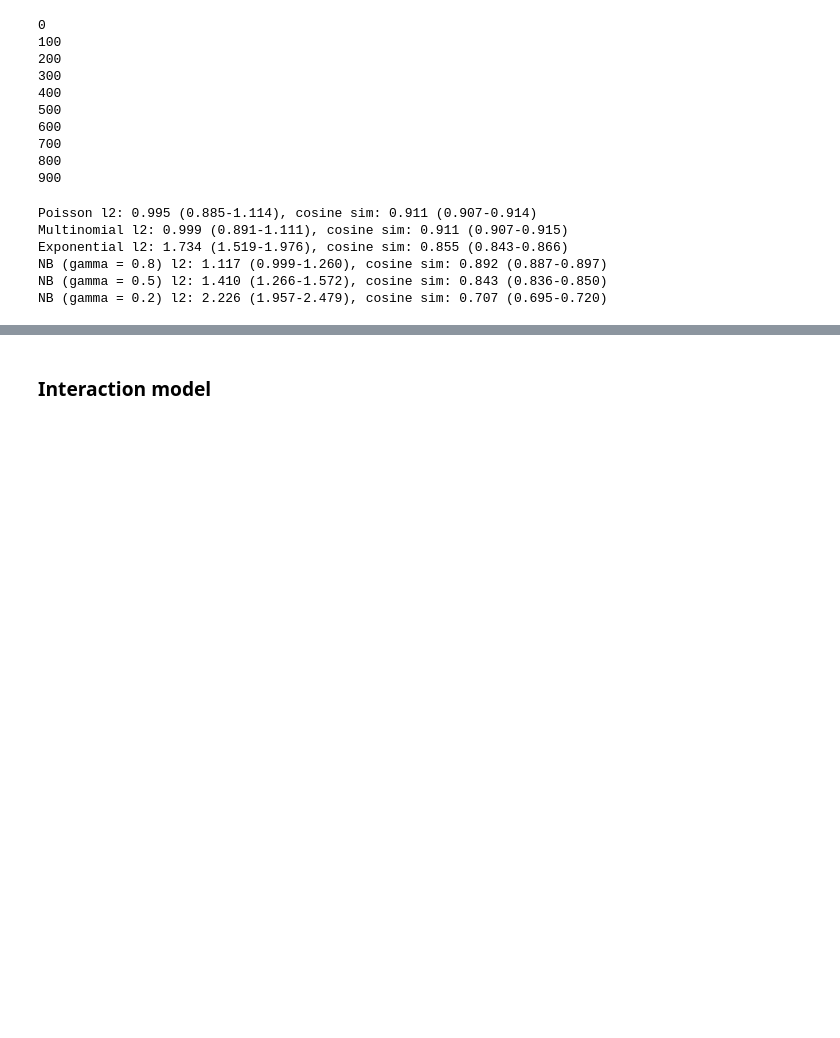
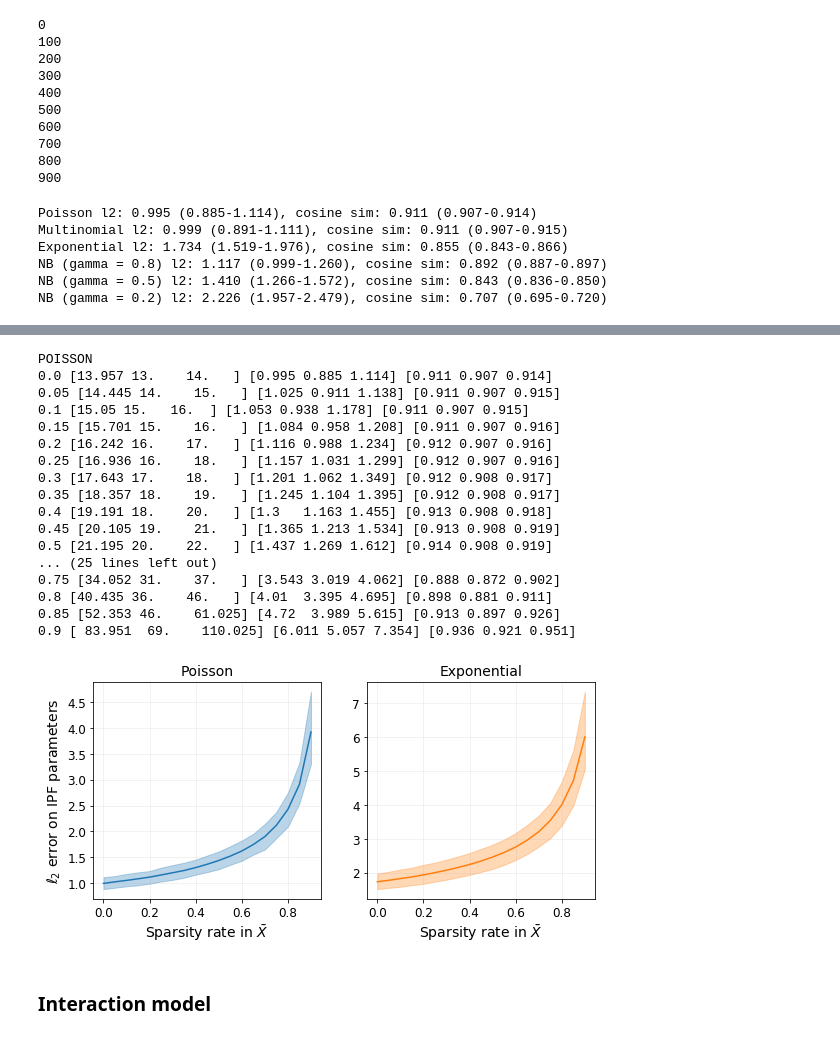
Before and after one commit to snap-stanford/ipf-network-inference, a Jupyter notebook: icml_experiments.ipynb, the cells around one changed output, grey strips where cells are left out. Saved outputs shown, nothing was run; the diff lists cells and outputs as text; code cells hidden in the pictures; blank space fills up the shorter version.

```diff
--- a/icml_experiments.ipynb
+++ b/icml_experiments.ipynb
@@ -411,3 +411,23 @@ Exponential l2: 1.734 (1.519-1.976), cosine sim: 0.855 (0.843-0.866)
 NB (gamma = 0.8) l2: 1.117 (0.999-1.260), cosine sim: 0.892 (0.887-0.897)
 NB (gamma = 0.5) l2: 1.410 (1.266-1.572), cosine sim: 0.843 (0.836-0.850)
 NB (gamma = 0.2) l2: 2.226 (1.957-2.479), cosine sim: 0.707 (0.695-0.720)
+# %%
+# test IPF for 1000 seeds per sparsity rate - for EXPONENTIAL model
+s_range = np.round(np.arange(0, 0.91, 0.05), 2)
+s2results = {}
+for s in s_range:
+    print(s)
+    all_iters = []
+    all_l2s = []
+    all_cos_sims = []
+    for seed in range(1000):
+        np.random.seed(seed)
+        X = generate_X(dist='uniform', m=m, n=n, seed=seed, sparsity_rate=s, exact_rate=True, verbose=False)
+        Y = generate_hourly_network(X, expu, expv, model='exp', seed=seed)
+        it, l2, cossim = do_ipf_and_eval(X, Y, normalized_expu, normalized_expv)
+        all_iters.append(it)
+        all_l2s.append(l2)
+        all_cos_sims.append(cossim)
+    s2results[s] = (all_iters, all_l2s, all_cos_sims)
+with open('./synthetic-data-sparsity-results-exponential.pkl', 'wb') as f:
+    pickle.dump(s2results, f)
@@ -414,3 +454,61 @@ NB (gamma = 0.2) l2: 2.226 (1.957-2.479), cosine sim: 0.707 (0.695-0.720)
+# %%
+fig, axes = plt.subplots(1, 2, figsize=(9, 4), sharex=True)
+
+labels = ['poisson', 'exponential']
+extensions = ['', '-exponential']
+colors = ['tab:blue', 'tab:orange']
+
+for ax, lbl, extension, color in zip(axes, labels, extensions, colors):
+    print(lbl.upper())
+    fn = f'./synthetic-data-sparsity-results{extension}.pkl'
+    with open(fn, 'rb') as f:
+        s2results = pickle.load(f)
+    s_range = np.round(np.arange(0, 0.91, 0.05), 2)
+    s_num_iters = []
+    s_l2s = []
+    s_cos_sims = []
+    for s in s_range:
+        if lbl == 'poisson':
+            all_bounds, all_iters, all_l2s, all_cos_sims = s2results[s]
+        else:
+            all_iters, all_l2s, all_cos_sims = s2results[s]
+        s_num_iters.append([np.mean(all_iters), np.percentile(all_iters, 2.5), np.percentile(all_iters, 97.5)])
+        s_l2s.append([np.mean(all_l2s), np.percentile(all_l2s, 2.5), np.percentile(all_l2s, 97.5)])
+        s_cos_sims.append([np.mean(all_cos_sims), np.percentile(all_cos_sims, 2.5), np.percentile(all_cos_sims, 97.5)])
+        print(s, np.round(s_num_iters[-1], 3), np.round(s_l2s[-1], 3), np.round(s_cos_sims[-1], 3))
+
+    s_l2s = np.array(s_l2s)
+    ax.set_title(lbl.capitalize(), fontsize=14)
+    ax.plot(s_range, s_l2s[:, 0], color=color)
+    ax.fill_between(s_range, s_l2s[:, 1], s_l2s[:, 2], color=color, alpha=0.3)
+
+    if lbl == 'poisson':
+        ax.set_ylabel('$\ell_2$ error on IPF parameters', fontsize=14)
+    ax.set_xlabel(r'Sparsity rate in $\bar{X}$', fontsize=14)
+    ax.grid(alpha=0.2)
+    ax.tick_params(labelsize=12)
+    print()
+
+plt.savefig('figs/ipf_sparsity_misspec.pdf', bbox_inches='tight')
+# %% [output]
+POISSON
+0.0 [13.957 13.    14.   ] [0.995 0.885 1.114] [0.911 0.907 0.914]
+0.05 [14.445 14.    15.   ] [1.025 0.911 1.138] [0.911 0.907 0.915]
+0.1 [15.05 15.   16.  ] [1.053 0.938 1.178] [0.911 0.907 0.915]
+0.15 [15.701 15.    16.   ] [1.084 0.958 1.208] [0.911 0.907 0.916]
+0.2 [16.242 16.    17.   ] [1.116 0.988 1.234] [0.912 0.907 0.916]
+0.25 [16.936 16.    18.   ] [1.157 1.031 1.299] [0.912 0.907 0.916]
+0.3 [17.643 17.    18.   ] [1.201 1.062 1.349] [0.912 0.908 0.917]
+0.35 [18.357 18.    19.   ] [1.245 1.104 1.395] [0.912 0.908 0.917]
+0.4 [19.191 18.    20.   ] [1.3   1.163 1.455] [0.913 0.908 0.918]
+0.45 [20.105 19.    21.   ] [1.365 1.213 1.534] [0.913 0.908 0.919]
+0.5 [21.195 20.    22.   ] [1.437 1.269 1.612] [0.914 0.908 0.919]
+... (25 lines left out)
+0.75 [34.052 31.    37.   ] [3.543 3.019 4.062] [0.888 0.872 0.902]
+0.8 [40.435 36.    46.   ] [4.01  3.395 4.695] [0.898 0.881 0.911]
+0.85 [52.353 46.    61.025] [4.72  3.989 5.615] [0.913 0.897 0.926]
+0.9 [ 83.951  69.    110.025] [6.011 5.057 7.354] [0.936 0.921 0.951]
+[figure, added]
 # %% [markdown]
 ### Interaction model
 # %%
```
Also changed, not shown: parts of 2 cells of this notebook.
